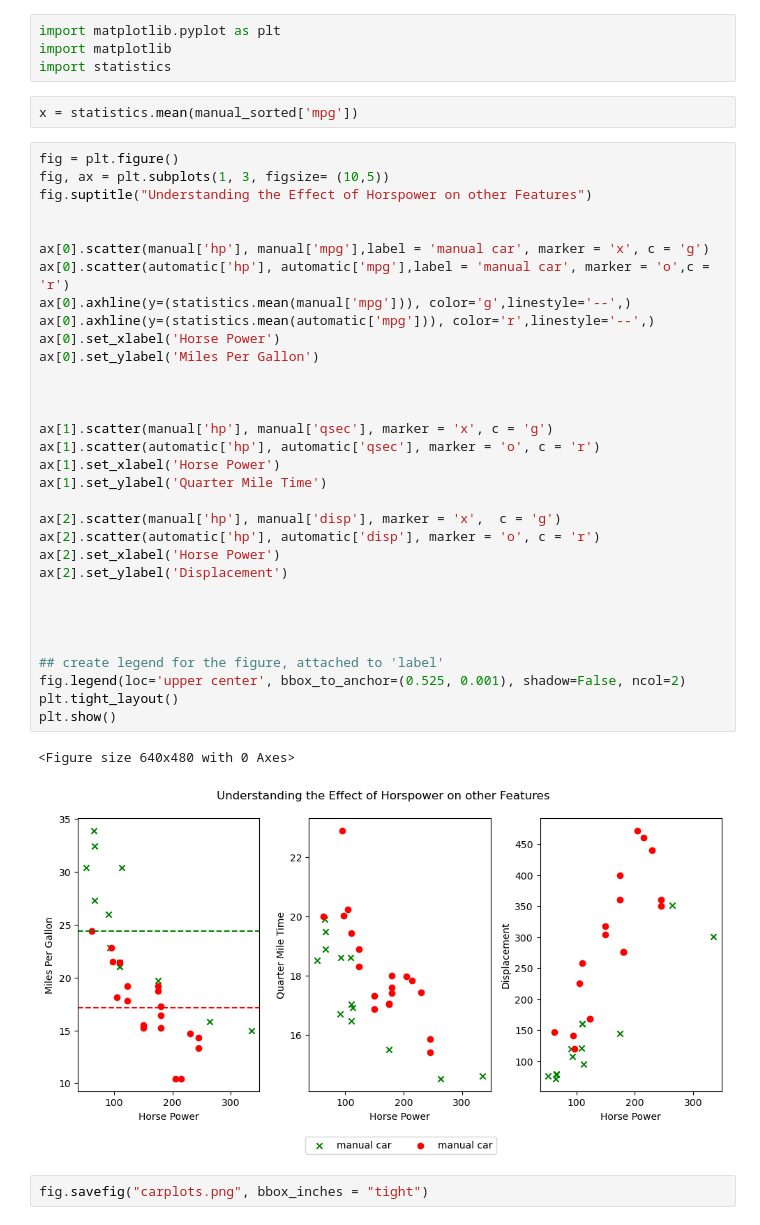
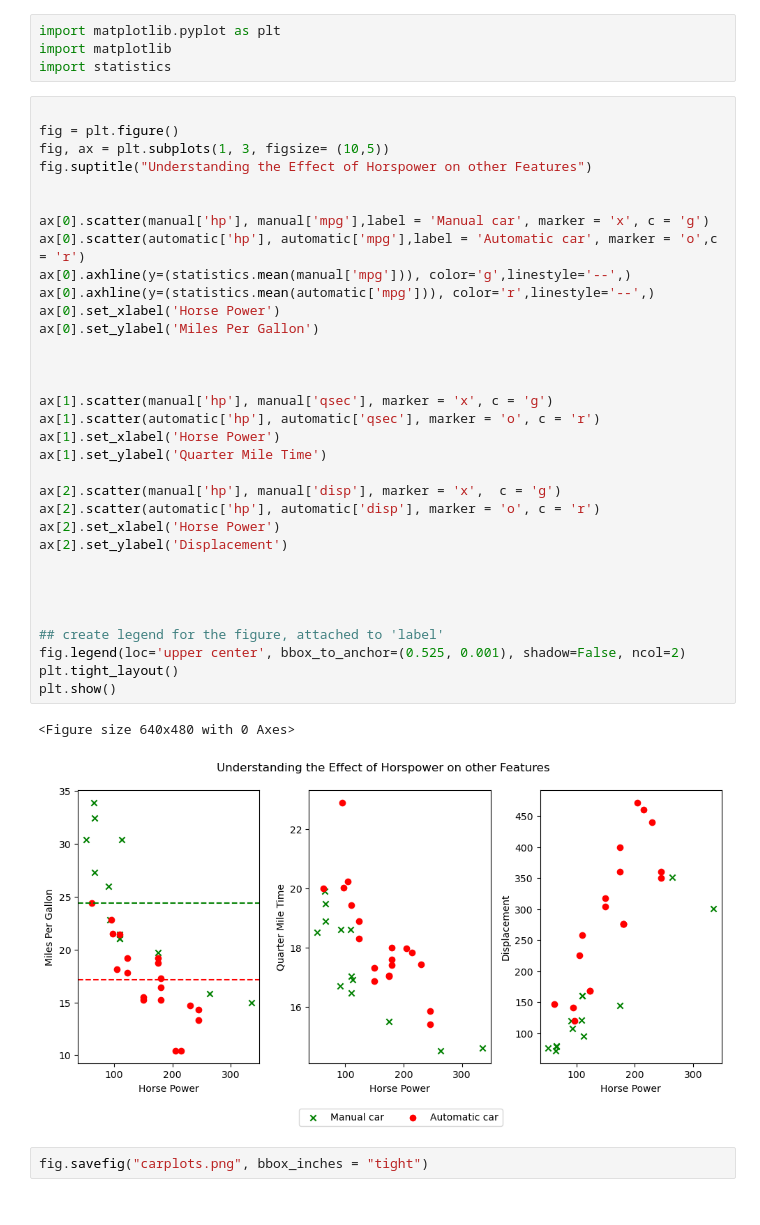
Before and after one commit to ayofalode/tutorial8, a Jupyter notebook: Tutorial8.ipynb, the cells around one changed output. Saved outputs shown, nothing was run; the diff lists cells and outputs as text.

```diff
--- a/Tutorial8.ipynb
+++ b/Tutorial8.ipynb
@@ -66,42 +66,41 @@ manual.head()
 import matplotlib.pyplot as plt
 import matplotlib
 import statistics
-# %%
-x = statistics.mean(manual_sorted['mpg'])
 # %%
+
 fig = plt.figure()
 fig, ax = plt.subplots(1, 3, figsize= (10,5))
 fig.suptitle("Understanding the Effect of Horspower on other Features")
 
 
-ax[0].scatter(manual['hp'], manual['mpg'],label = 'manual car', marker = 'x', c = 'g')
-ax[0].scatter(automatic['hp'], automatic['mpg'],label = 'manual car', marker = 'o',c = 'r')
+ax[0].scatter(manual['hp'], manual['mpg'],label = 'Manual car', marker = 'x', c = 'g')
+ax[0].scatter(automatic['hp'], automatic['mpg'],label = 'Automatic car', marker = 'o',c = 'r')
 ax[0].axhline(y=(statistics.mean(manual['mpg'])), color='g',linestyle='--',)
 ax[0].axhline(y=(statistics.mean(automatic['mpg'])), color='r',linestyle='--',)
 ax[0].set_xlabel('Horse Power')
 ax[0].set_ylabel('Miles Per Gallon')
 
 
 
 ax[1].scatter(manual['hp'], manual['qsec'], marker = 'x', c = 'g')
 ax[1].scatter(automatic['hp'], automatic['qsec'], marker = 'o', c = 'r')
 ax[1].set_xlabel('Horse Power')
 ax[1].set_ylabel('Quarter Mile Time')
 
 ax[2].scatter(manual['hp'], manual['disp'], marker = 'x',  c = 'g')
 ax[2].scatter(automatic['hp'], automatic['disp'], marker = 'o', c = 'r')
 ax[2].set_xlabel('Horse Power')
 ax[2].set_ylabel('Displacement')
 
 
 
 
 ## create legend for the figure, attached to 'label'
 fig.legend(loc='upper center', bbox_to_anchor=(0.525, 0.001), shadow=False, ncol=2)
 plt.tight_layout()
 plt.show()
 # %% [output]
 <Figure size 640x480 with 0 Axes>
-[figure, old version]
+[figure, new version]
 # %%
 fig.savefig("carplots.png", bbox_inches = "tight")
```
